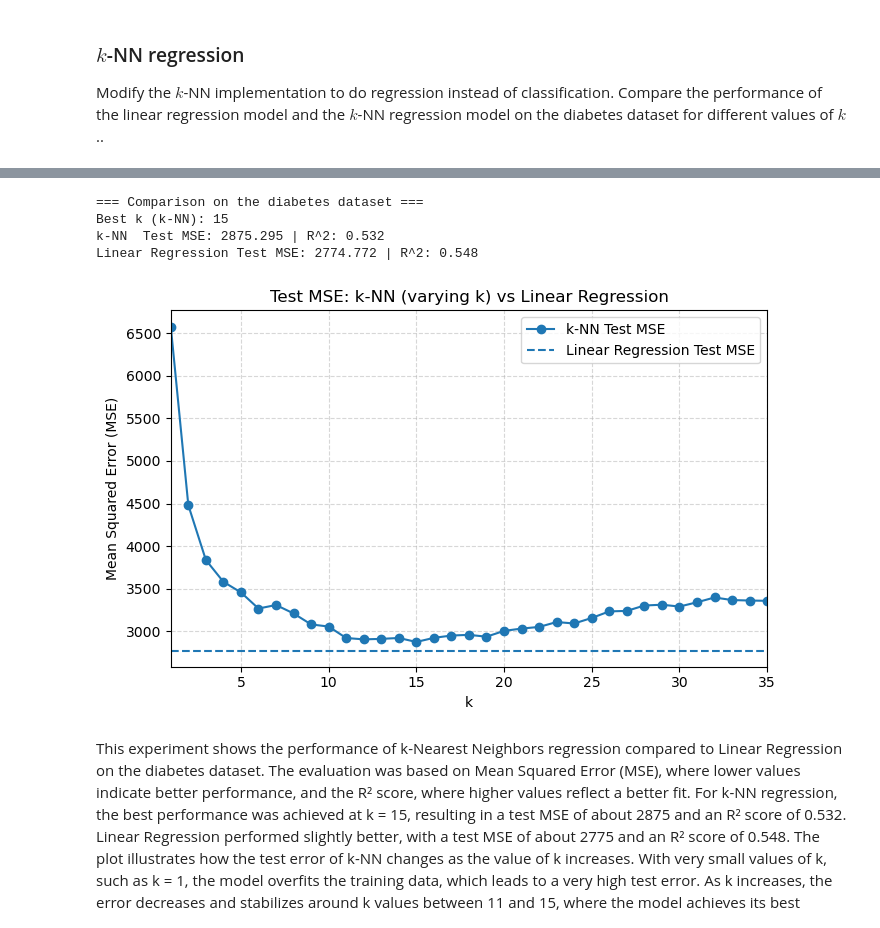
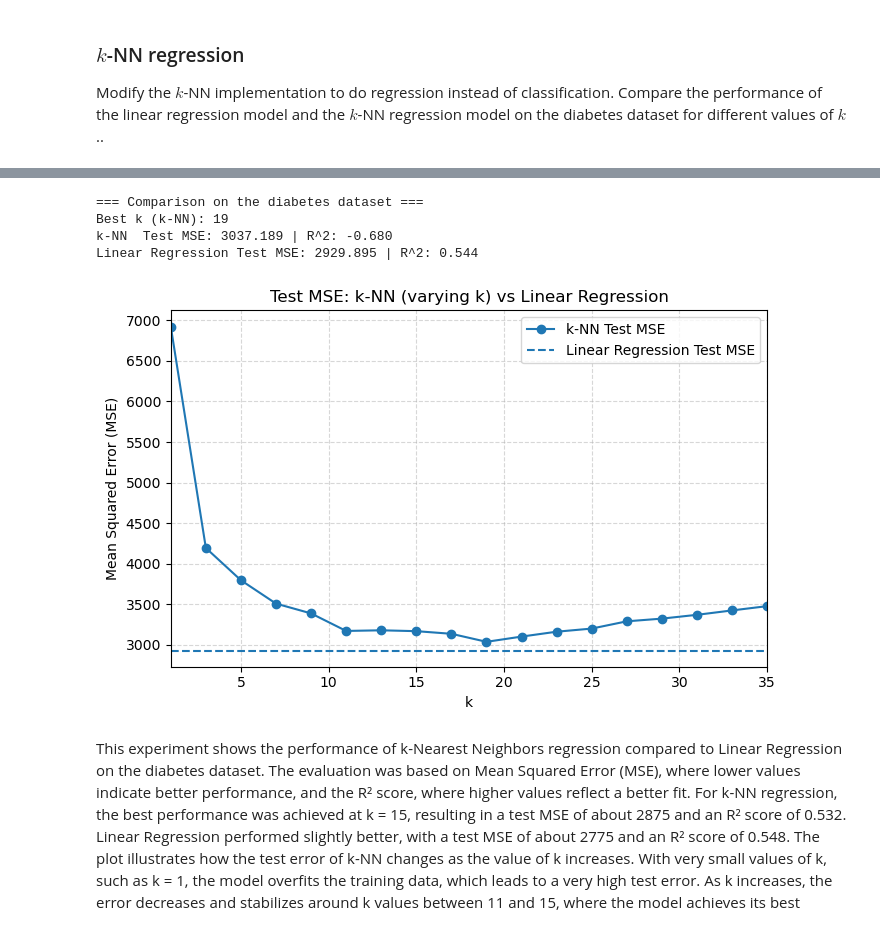
Before and after one commit to SiebrenBarten/Machine-learning-for-medical-imaging, a Jupyter notebook: practicals/week_1.ipynb, the cells around one changed output, grey strips where cells are left out. Cells and saved outputs as stored; diff of their text form; code cells hidden in the pictures.

```diff
--- a/practicals/week_1.ipynb
+++ b/practicals/week_1.ipynb
@@ -223,0 +200,8 @@ Best k: 15 | Test MSE: 2875.295
+# %%
+from sklearn.datasets import load_diabetes
+diabetes = load_diabetes()
+X_diabetes = diabetes.data
+y_diabetes = diabetes.target[:, np.newaxis]
+
+# k_values was initialized in the previous exercise
+plot_knn_stats(X_diabetes, y_diabetes, k_values, trainsplit=0.8, metric='mse', plot=True)
@@ -224,58 +220,50 @@ Best k: 15 | Test MSE: 2875.295
 # %%
 from sklearn.linear_model import LinearRegression
 from sklearn.metrics import mean_squared_error, r2_score
-from sklearn.datasets import load_diabetes
-from knn_scratch import KNNRegressor
 import matplotlib.pyplot as plt
 
-# Load dataset
-diabetes = load_diabetes()
-X = diabetes.data
-y = diabetes.target.reshape(-1)
+trainsplit = 0.8
+knn = KNN(X_diabetes, y_diabetes, trainsplit)
+knn.test_train_split()
+knn.normalize_train_test()
 
-# k-NN regressor
-knn_reg = KNNRegressor(X, y, k=5, trainsplit=0.75)
-knn_reg.test_train_split()
-knn_reg.normalize_train_test()
-
-# Evaluate k values
-k_values = list(range(1, 36))
-train_mse, test_mse = knn_reg.evaluate_over_k(k_values, plot=False)
+# Evaluate k values (use k_values from previous exercise)
+train_mse, test_mse = plot_knn_stats(X_diabetes, y_diabetes, k_values, trainsplit, metric='mse', plot=False)
 best_k = k_values[int(np.argmin(test_mse))]
-y_pred_best = knn_reg.predict(knn_reg.X_test, k=best_k)
+y_pred_best = knn.predict(knn.X_test, k=best_k)
 knn_test_mse = float(test_mse.min())
-knn_r2 = r2_score(knn_reg.y_test, y_pred_best)
+knn_r2 = r2_score(knn.y_test, y_pred_best)
 
 # Linear regression (on the same normalized features)
 lin = LinearRegression()
-lin.fit(knn_reg.X_train, knn_reg.y_train)
-lin_pred_te = lin.predict(knn_reg.X_test)
-lin_test_mse = mean_squared_error(knn_reg.y_test, lin_pred_te)
-lin_r2 = r2_score(knn_reg.y_test, lin_pred_te)
+lin.fit(knn.X_train, knn.y_train)
+lin_pred_te = lin.predict(knn.X_test)
+lin_test_mse = mean_squared_error(knn.y_test, lin_pred_te)
+lin_r2 = r2_score(knn.y_test, lin_pred_te)
 
 print("=== Comparison on the diabetes dataset ===")
 print(f"Best k (k-NN): {best_k}")
 print(f"k-NN  Test MSE: {knn_test_mse:.3f} | R^2: {knn_r2:.3f}")
 print(f"Linear Regression Test MSE: {lin_test_mse:.3f} | R^2: {lin_r2:.3f}")
 
 # Plot comparison
 plt.figure(figsize=(7,4.5))
 plt.plot(k_values, test_mse, marker='o', label='k-NN Test MSE')
 plt.hlines(lin_test_mse, k_values[0], k_values[-1], linestyles='--',
            label='Linear Regression Test MSE')
 plt.xlabel('k'); plt.ylabel('Mean Squared Error (MSE)')
 plt.title('Test MSE: k-NN (varying k) vs Linear Regression')
 plt.xlim(k_values[0], k_values[-1])
 plt.grid(True, linestyle='--', alpha=0.5)
 plt.legend()
 plt.tight_layout()
 plt.show()
 # %% [output]
 === Comparison on the diabetes dataset ===
-Best k (k-NN): 15
-k-NN  Test MSE: 2875.295 | R^2: 0.532
-Linear Regression Test MSE: 2774.772 | R^2: 0.548
+Best k (k-NN): 19
+k-NN  Test MSE: 3037.189 | R^2: -0.680
+Linear Regression Test MSE: 2929.895 | R^2: 0.544
-[figure, old version]
+[figure, new version]
 # %% [markdown]
 This experiment shows the performance of k-Nearest Neighbors regression compared to Linear Regression on the diabetes dataset. The evaluation was based on Mean Squared Error (MSE), where lower values indicate better performance, and the R² score, where higher values reflect a better fit. For k-NN regression, the best performance was achieved at k = 15, resulting in a test MSE of about 2875 and an R² score of 0.532. Linear Regression performed slightly better, with a test MSE of about 2775 and an R² score of 0.548.
 The plot illustrates how the test error of k-NN changes as the value of k increases. With very small values of k, such as k = 1, the model overfits the training data, which leads to a very high test error. As k increases, the error decreases and stabilizes around k values between 11 and 15, where the model achieves its best performance. Beyond this point, as k becomes larger, the model starts to oversmooth the data, and the error gradually rises again. The dashed horizontal line in the plot represents the performance of Linear Regression, which lies just below the lowest test error of k-NN. This indicates that Linear Regression provides slightly better predictive performance on this dataset.
```
Also changed, not shown: parts of 4 cells of this notebook, 1 other file.
